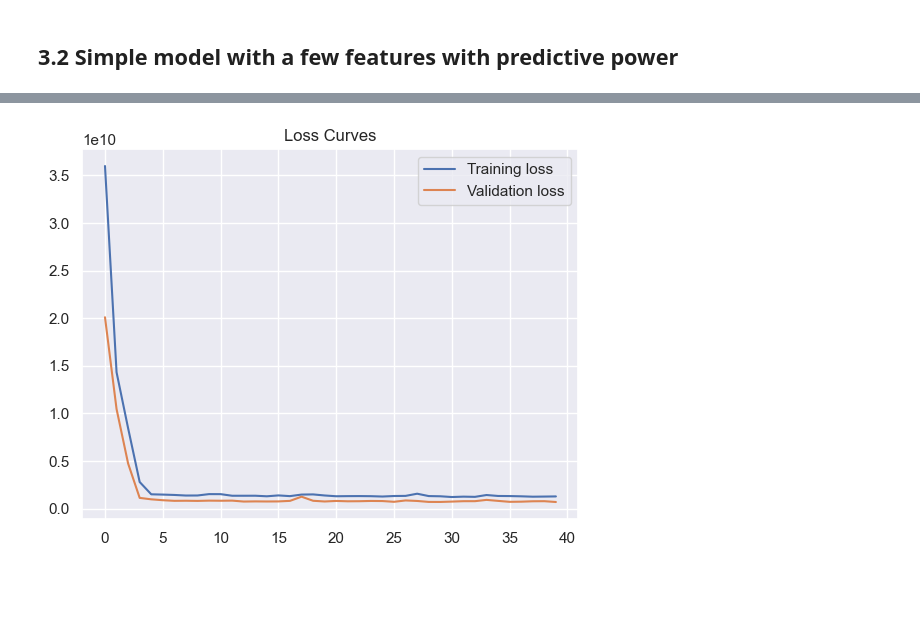
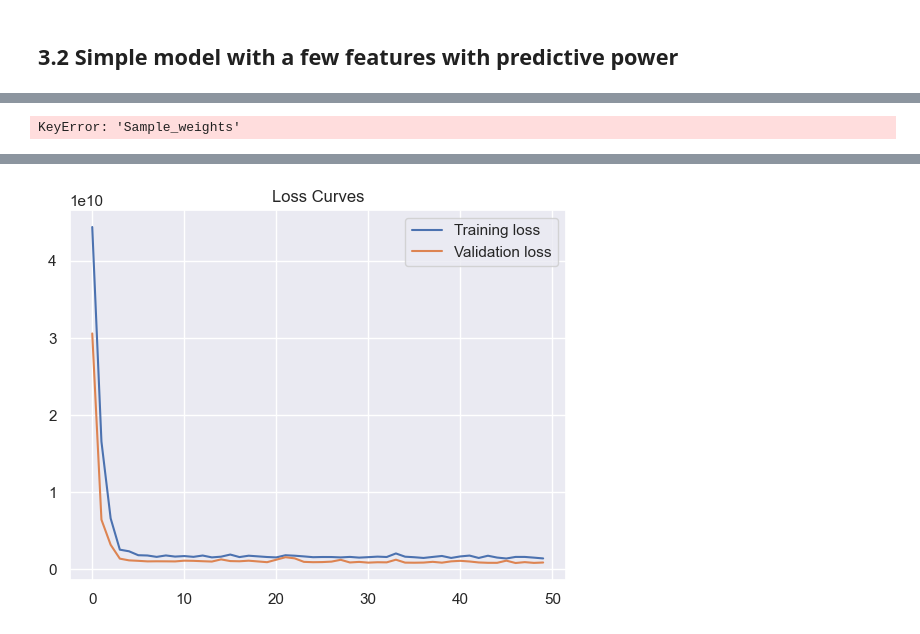
Before and after one commit to VasiliiOptimist/ml_house_prices, a Jupyter notebook: test.ipynb, the cells around one changed output, grey strips where cells are left out. Cells and saved outputs as stored; diff of their text form; code cells hidden in the pictures; blank space fills up the shorter version.

```diff
--- a/test.ipynb
+++ b/test.ipynb
@@ -56,0 +181,2 @@ NO EDA for now
+# %%
+df.loc[df["TotRmsAbvGrd"] > 12, "TotRmsAbvGrd"] = 12
@@ -56,0 +189,5 @@ NO EDA for now
+# %%
+df["YearBuilt/Remod"] = df["YearBuilt"].copy()
+df.loc[df["YearBuilt"] > 1950, "YearBuilt/Remod"] = df.loc[
+    df["YearBuilt"] > 1950, "YearRemodAdd"
+]
@@ -57,3 +196,5 @@ NO EDA for now
+# %%
+df.loc[df["YearBuilt/Remod"] < 1895, "YearBuilt/Remod"] = 1895
 # %% [markdown]
 <a id="2"></a>
 
@@ -108,3 +209,5 @@ memory usage: 843.9 KB
+# %%
+numeric_features.append(numeric_features.pop(numeric_features.index("SalePrice")))
 # %% [markdown]
 Imput median values in the numeric columns
 # %%
@@ -231,6 +311,10 @@ x_train.head()
+# %%
+sample_weight = df.loc[x_train.index]["Sample_weights"]
+# %% [output]
+KeyError: 'Sample_weights'
 # %%
 learning_rate = 0.5
-epochs = 40
+epochs = 50
 batch_size = 50
 
 model = None
@@ -239,18 +323,28 @@ model = None
 model = keras.Sequential()
 model.add(
     keras.layers.Dense(
-        units=x_train.shape[1], activation="relu", input_dim=x_train.shape[1]
-    )
+        units=x_train.shape[1],
+        activation="relu",
+        input_dim=x_train.shape[1],
+        kernel_regularizer=tf.keras.regularizers.l2(l2=0.01),
+    ),
 )
 model.add(
     keras.layers.Dense(
-        units=x_train.shape[1], activation="relu", input_dim=x_train.shape[1]
+        units=x_train.shape[1],
+        activation="relu",
+        input_dim=x_train.shape[1],
+        kernel_regularizer=tf.keras.regularizers.l2(l2=0.01),
     )
 )
 
 model.add(keras.layers.Dense(units=1, activation="linear"))
 # Specify the optimizer using the TF API to specify the learning rate
-model.compile(optimizer=tf.optimizers.Adam(learning_rate=learning_rate), loss="mse")
+model.compile(
+    optimizer=tf.optimizers.Adam(learning_rate=learning_rate),
+    loss="mse",
+)
+
 # Train the model
 trainHistory = model.fit(
     x_train,
@@ -275,5 +368,5 @@ R2 Square 0.6540068774679302
 ______
-[figure, old version]
+[figure, new version]
 # %%
 import logging
 
```
Also changed, not shown: parts of 64 cells of this notebook, 2 other files.
